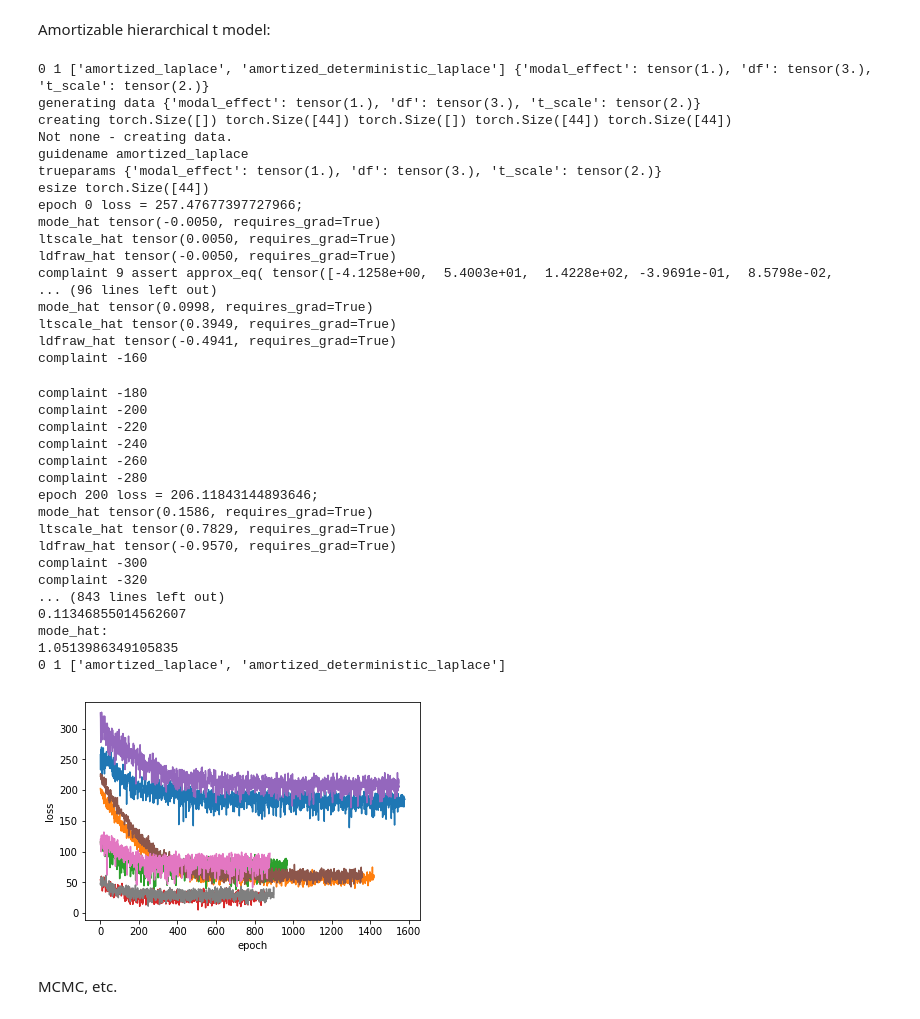
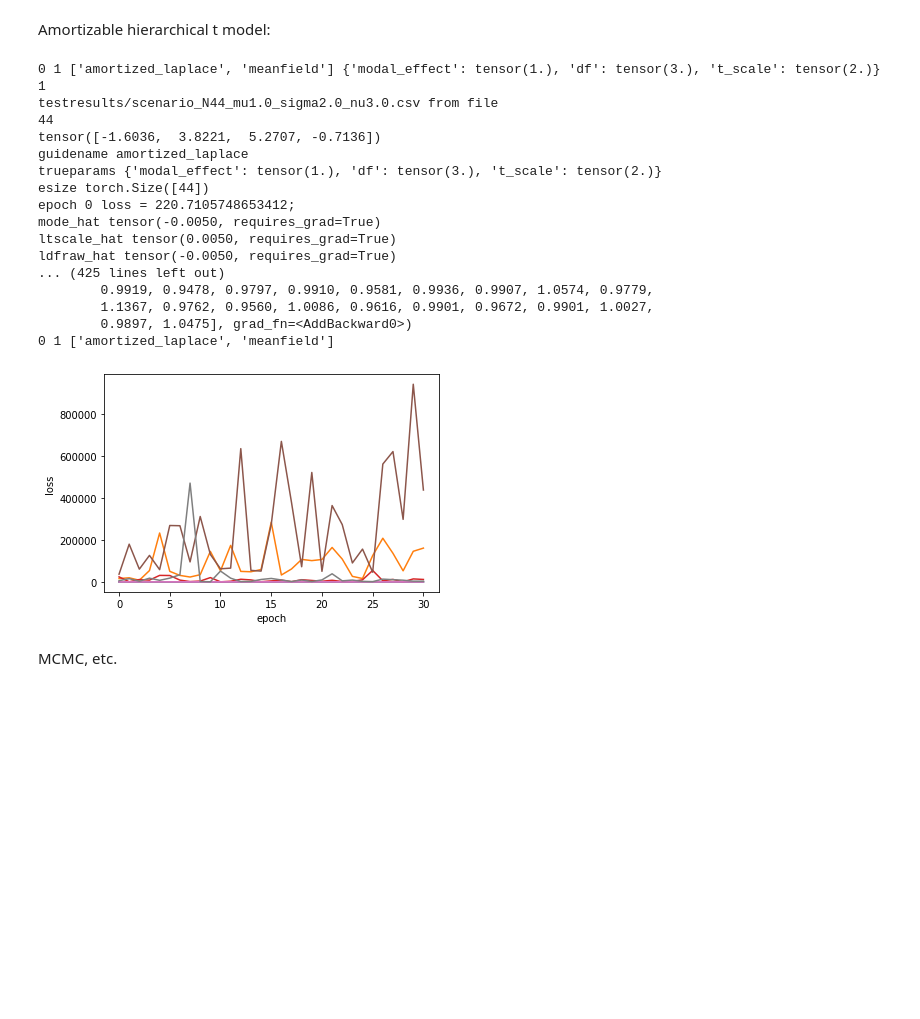
Before and after one commit to jamesonquinn/eipython, a Jupyter notebook: a.multisite.ipynb, the cells around one changed output. Saved outputs shown, nothing was run; the diff lists cells and outputs as text; code cells hidden in the pictures; blank space fills up the shorter version.

```diff
--- a/a.multisite.ipynb
+++ b/a.multisite.ipynb
@@ -8,63 +20,46 @@ Amortizable hierarchical t model:
 from importlib import reload
 import multisiteT #import *
 reload(multisiteT)
 from multisiteT import *
 import cProfile as profile
 
 #vals = MIDDF35
-guidenames = ["amortized_laplace","amortized_deterministic_laplace",]#,"meanfield",]#,"MLE"]#,"laplace"
+guidenames = ["amortized_laplace","meanfield",]#,"MLE"]#,"laplace"
 if True:
 
     for aniter in range(1):
         for nparticles in [1]:#,5]:
             for trueparams in [tdom_norm_params,ndom_norm_params,tdom_fat_params,ndom_fat_params,]:
                 for guidename in guidenames:
                     #
 
                     print(aniter,nparticles,guidenames,trueparams)
                     result = trainGuide(guidename,nparticles,trueparams,filename="testresults/demoT_2.csv")
                     print(aniter,nparticles,guidenames)
                     for line in range(10):
                         print()
 
 else:
     plt.plot([getMLE(.01 + x/100,1.,0,1.) for x in range(500)])
 # %% [output]
-0 1 ['amortized_laplace', 'amortized_deterministic_laplace'] {'modal_effect': tensor(1.), 'df': tensor(3.), 't_scale': tensor(2.)}
-generating data {'modal_effect': tensor(1.), 'df': tensor(3.), 't_scale': tensor(2.)}
-creating torch.Size([]) torch.Size([44]) torch.Size([]) torch.Size([44]) torch.Size([44])
-Not none - creating data.
+0 1 ['amortized_laplace', 'meanfield'] {'modal_effect': tensor(1.), 'df': tensor(3.), 't_scale': tensor(2.)}
+1
+testresults/scenario_N44_mu1.0_sigma2.0_nu3.0.csv from file
+44
+tensor([-1.6036,  3.8221,  5.2707, -0.7136])
 guidename amortized_laplace
 trueparams {'modal_effect': tensor(1.), 'df': tensor(3.), 't_scale': tensor(2.)}
 esize torch.Size([44])
-epoch 0 loss = 257.47677397727966;
+epoch 0 loss = 220.7105748653412;
 mode_hat tensor(-0.0050, requires_grad=True)
 ltscale_hat tensor(0.0050, requires_grad=True)
 ldfraw_hat tensor(-0.0050, requires_grad=True)
-complaint 9 assert approx_eq( tensor([-4.1258e+00,  5.4003e+01,  1.4228e+02, -3.9691e-01,  8.5798e-02,
-... (96 lines left out)
-mode_hat tensor(0.0998, requires_grad=True)
-ltscale_hat tensor(0.3949, requires_grad=True)
-ldfraw_hat tensor(-0.4941, requires_grad=True)
-complaint -160
+... (425 lines left out)
+        0.9919, 0.9478, 0.9797, 0.9910, 0.9581, 0.9936, 0.9907, 1.0574, 0.9779,
+        1.1367, 0.9762, 0.9560, 1.0086, 0.9616, 0.9901, 0.9672, 0.9901, 1.0027,
+        0.9897, 1.0475], grad_fn=<AddBackward0>)
+0 1 ['amortized_laplace', 'meanfield']
-complaint -180
-complaint -200
-complaint -220
-complaint -240
-complaint -260
-complaint -280
-epoch 200 loss = 206.11843144893646;
-mode_hat tensor(0.1586, requires_grad=True)
-ltscale_hat tensor(0.7829, requires_grad=True)
-ldfraw_hat tensor(-0.9570, requires_grad=True)
-complaint -300
-complaint -320
-... (843 lines left out)
-0.11346855014562607
-mode_hat:
-1.0513986349105835
-0 1 ['amortized_laplace', 'amortized_deterministic_laplace']
-[figure, old version]
+[figure, new version]
 # %% [markdown]
 MCMC, etc.
 # %%
```
Also changed, not shown: parts of 4 cells of this notebook, 14 other files.
